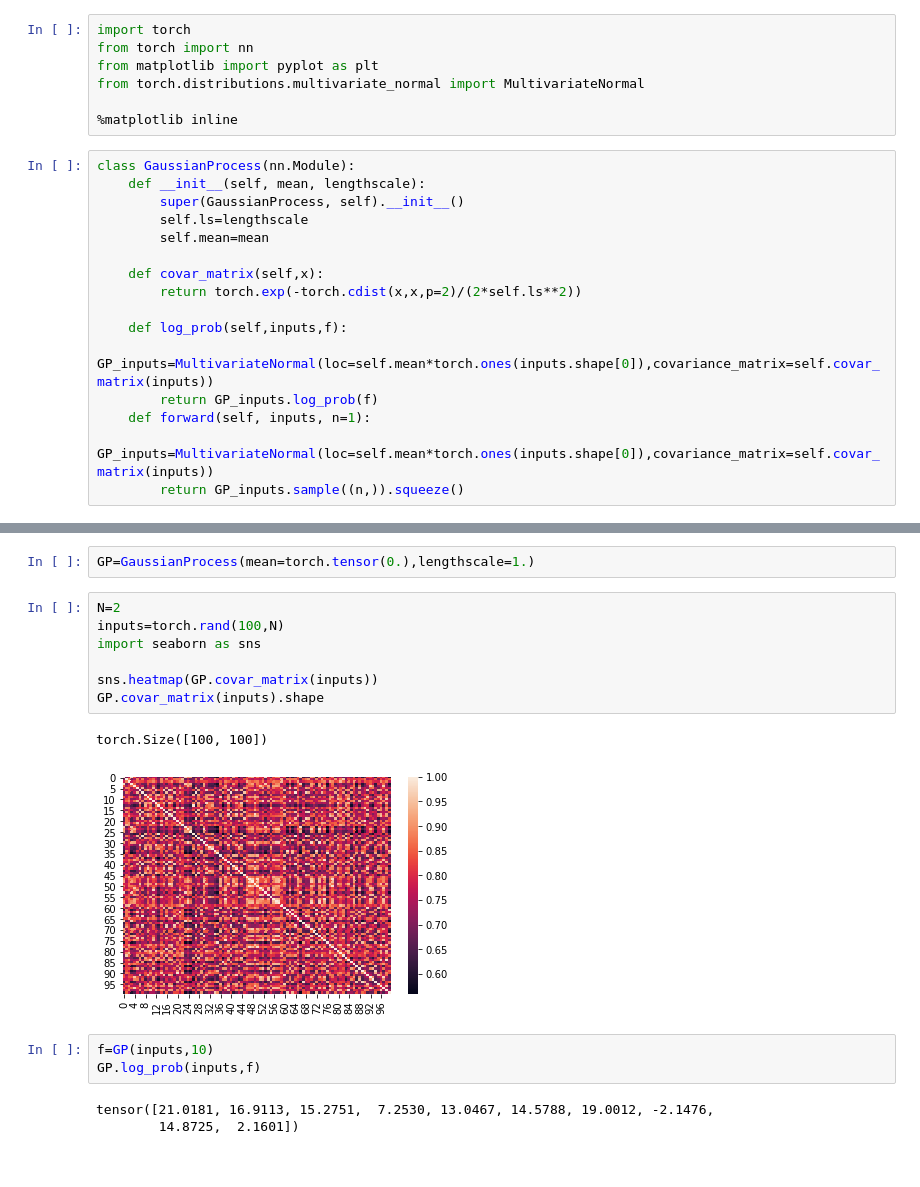
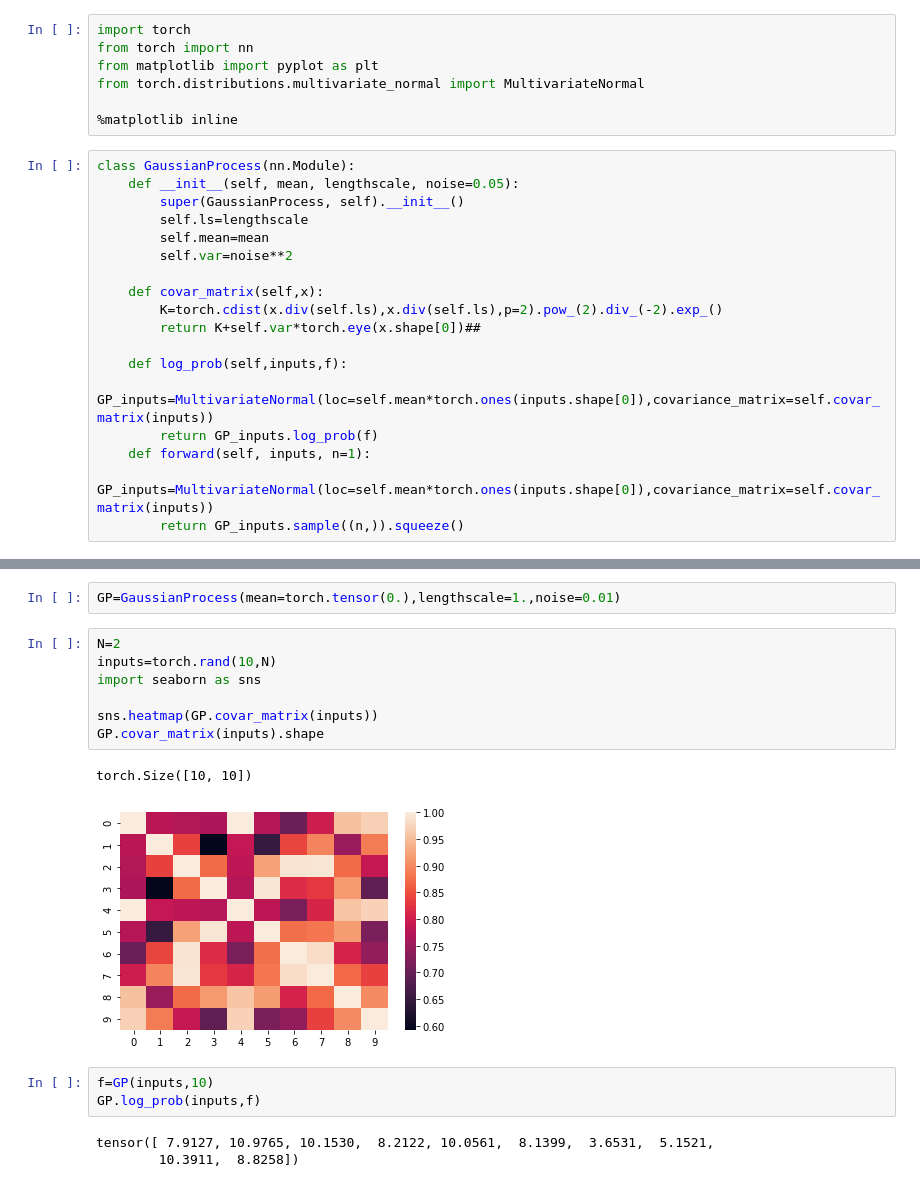
Before and after one commit to yannpequignot/IVISpaces, a Jupyter notebook: Notebooks/GaussianProcesses.ipynb, the cells around one changed output, grey strips where cells are left out. Cells and saved outputs as stored; diff of their text form.

```diff
--- a/Notebooks/GaussianProcesses.ipynb
+++ b/Notebooks/GaussianProcesses.ipynb
@@ -7,13 +7,15 @@ from torch.distributions.multivariate_normal import MultivariateNormal
 %matplotlib inline
 # %%
 class GaussianProcess(nn.Module):
-    def __init__(self, mean, lengthscale):
+    def __init__(self, mean, lengthscale, noise=0.05):
         super(GaussianProcess, self).__init__()
         self.ls=lengthscale
         self.mean=mean
+        self.var=noise**2
 
     def covar_matrix(self,x):
-        return torch.exp(-torch.cdist(x,x,p=2)/(2*self.ls**2))
+        K=torch.cdist(x.div(self.ls),x.div(self.ls),p=2).pow_(2).div_(-2).exp_()
+        return K+self.var*torch.eye(x.shape[0])##
 
     def log_prob(self,inputs,f):
         GP_inputs=MultivariateNormal(loc=self.mean*torch.ones(inputs.shape[0]),covariance_matrix=self.covar_matrix(inputs))
@@ -59,21 +63,21 @@ for i in range(5):
 # %%
-GP=GaussianProcess(mean=torch.tensor(0.),lengthscale=1.)
+GP=GaussianProcess(mean=torch.tensor(0.),lengthscale=1.,noise=0.01)
 # %%
 N=2
-inputs=torch.rand(100,N)
+inputs=torch.rand(10,N)
 import seaborn as sns
 
 sns.heatmap(GP.covar_matrix(inputs))
 GP.covar_matrix(inputs).shape
 # %% [output]
-torch.Size([100, 100])
+torch.Size([10, 10])
-[figure, old version]
+[figure, new version]
 # %%
 f=GP(inputs,10)
 GP.log_prob(inputs,f)
 # %% [output]
-tensor([21.0181, 16.9113, 15.2751,  7.2530, 13.0467, 14.5788, 19.0012, -2.1476,
-        14.8725,  2.1601])
+tensor([ 7.9127, 10.9765, 10.1530,  8.2122, 10.0561,  8.1399,  3.6531,  5.1521,
+        10.3911,  8.8258])
 # %%
 fig = plt.figure(figsize=(10,10))
 ax = fig.gca(projection='3d')
```
Also changed, not shown: parts of 5 cells of this notebook, 34 other files.
